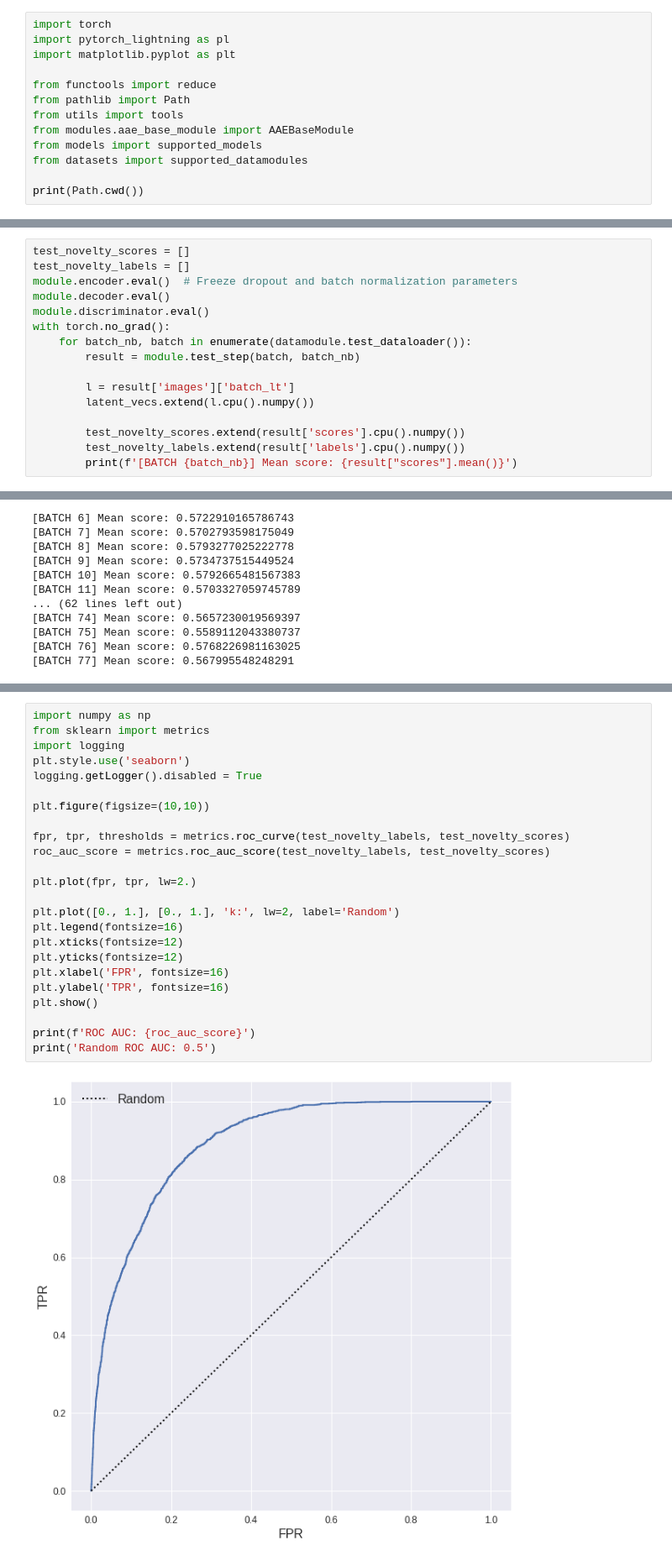
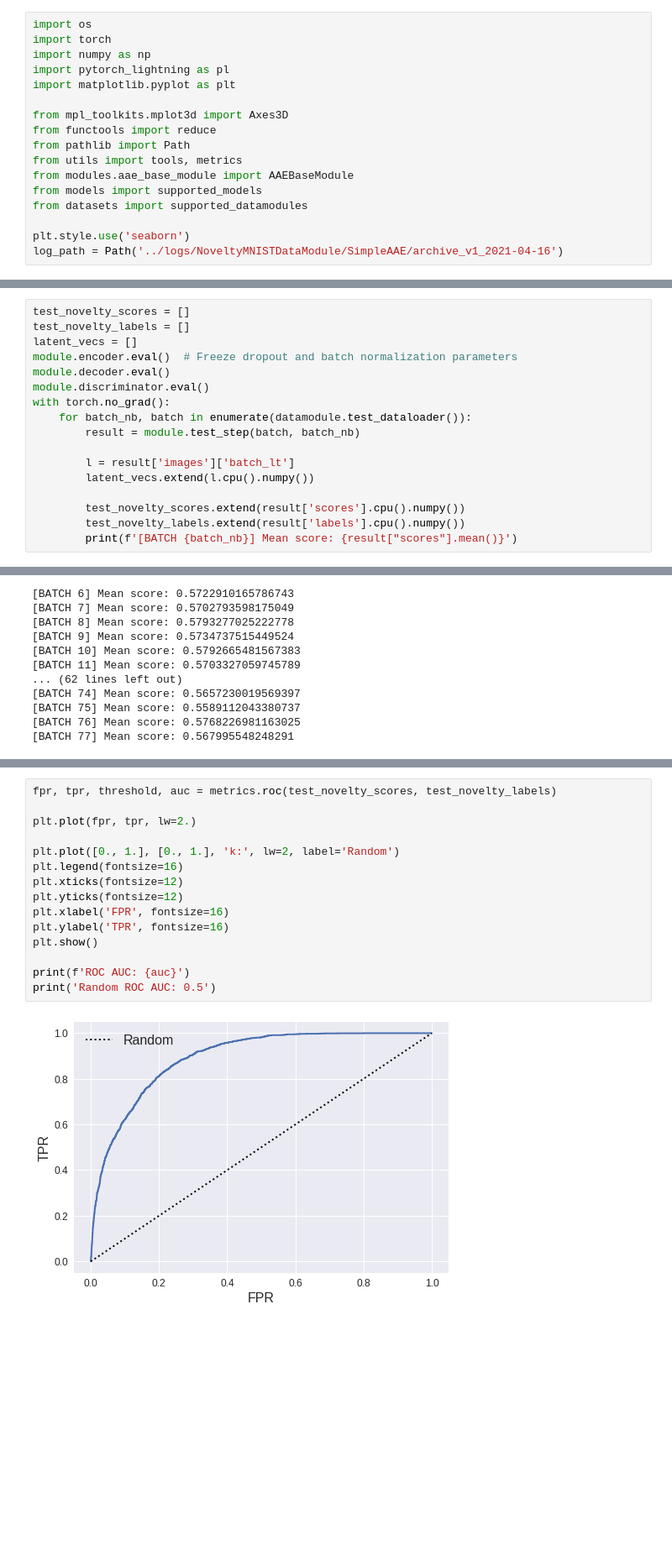
Before and after one commit to bstefa/novelty-detection, a Jupyter notebook: experiments/novelty_mnist_aae_benchmarking.ipynb, the cells around one changed output, grey strips where cells are left out. Shown at 84% size. Saved outputs shown, nothing was run; the diff lists cells and outputs as text; blank space fills up the shorter version.

```diff
--- a/experiments/novelty_mnist_aae_benchmarking.ipynb
+++ b/experiments/novelty_mnist_aae_benchmarking.ipynb
@@ -1,13 +1,17 @@
 # %%
+import os
 import torch
+import numpy as np
 import pytorch_lightning as pl
 import matplotlib.pyplot as plt
 
+from mpl_toolkits.mplot3d import Axes3D
 from functools import reduce
 from pathlib import Path
-from utils import tools
+from utils import tools, metrics
 from modules.aae_base_module import AAEBaseModule
 from models import supported_models
 from datasets import supported_datamodules
 
-print(Path.cwd())
+plt.style.use('seaborn')
+log_path = Path('../logs/NoveltyMNISTDataModule/SimpleAAE/archive_v1_2021-04-16')
@@ -44,6 +42,7 @@ module.load_state_dict(checkpoint['state_dict'])
 # %%
 test_novelty_scores = []
 test_novelty_labels = []
+latent_vecs = []
 module.encoder.eval()  # Freeze dropout and batch normalization parameters
 module.decoder.eval()
 module.discriminator.eval()
@@ -171,28 +137,19 @@ plt.show()
 # %%
-import numpy as np
-from sklearn import metrics
-import logging
-plt.style.use('seaborn')
-logging.getLogger().disabled = True
-
-plt.figure(figsize=(10,10))
-
-fpr, tpr, thresholds = metrics.roc_curve(test_novelty_labels, test_novelty_scores)
-roc_auc_score = metrics.roc_auc_score(test_novelty_labels, test_novelty_scores)
+fpr, tpr, threshold, auc = metrics.roc(test_novelty_scores, test_novelty_labels)
 
 plt.plot(fpr, tpr, lw=2.)
 
 plt.plot([0., 1.], [0., 1.], 'k:', lw=2, label='Random')
 plt.legend(fontsize=16)
 plt.xticks(fontsize=12)
 plt.yticks(fontsize=12)
 plt.xlabel('FPR', fontsize=16)
 plt.ylabel('TPR', fontsize=16)
 plt.show()
 
-print(f'ROC AUC: {roc_auc_score}')
+print(f'ROC AUC: {auc}')
 print('Random ROC AUC: 0.5')
 # %% [output]
-[figure, old version]
+[figure, new version]
 ROC AUC: 0.8921743243368587
 Random ROC AUC: 0.5
```
Also changed, not shown: parts of 8 cells of this notebook, 9 other files.
